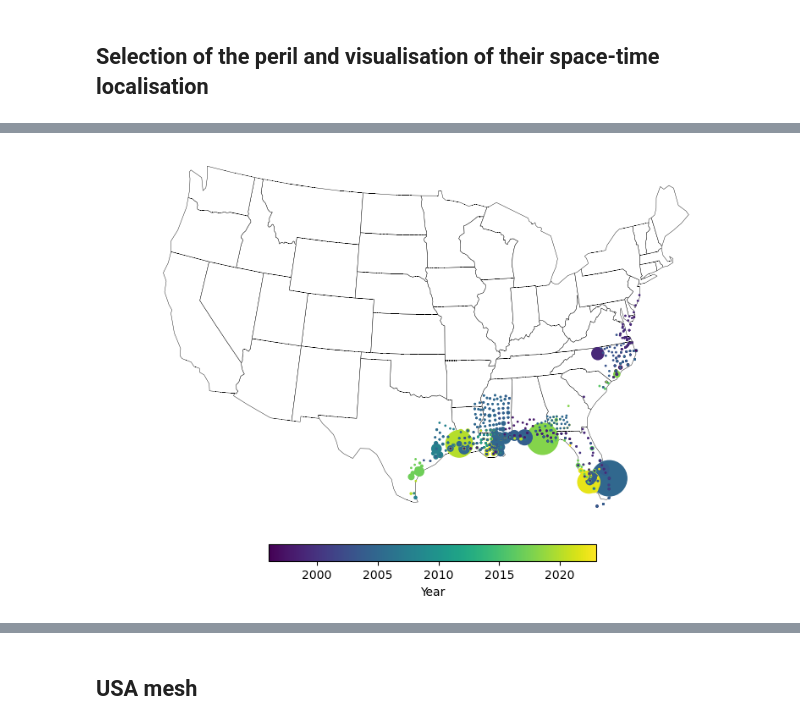
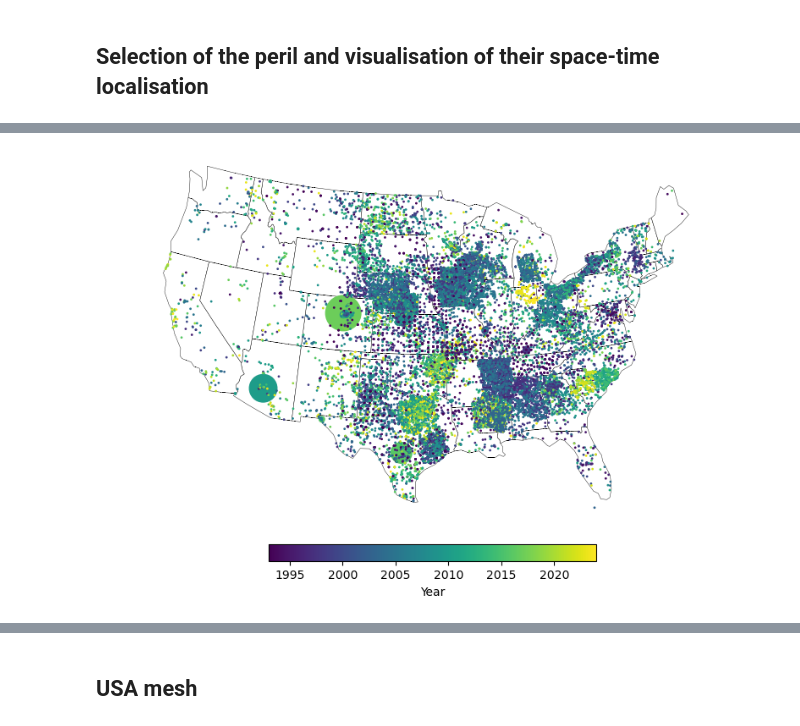
Before and after one commit to EtienneCap/USHazardModelling, a Jupyter notebook: Notebooks/exploratory_data_analysis.ipynb, the cells around one changed output, grey strips where cells are left out. Saved outputs shown, nothing was run; the diff lists cells and outputs as text; code cells hidden in the pictures.

```diff
--- a/Notebooks/exploratory_data_analysis.ipynb
+++ b/Notebooks/exploratory_data_analysis.ipynb
@@ -414,29 +342,27 @@ Name: count, dtype: int64
 # %%
 path = gplt.datasets.get_path("contiguous_usa")
 contiguous_usa = gpd.read_file(path)
 
 
 cmap = clr.LinearSegmentedColormap.from_list('custom', ['#0014fb', '#fb0000'], N=256) #9FCAE1
 
-event_cat = "Hurricane"
+event_cat = "Hail"
 
-sub_data = storm_data_geocoded.loc[((storm_data_geocoded["EVENT_CAT"] == event_cat)) & # |
+sub_data = storm_data_geocoded.loc[((storm_data_geocoded["EVENT_CAT"] == event_cat)) &
                                     (storm_data_geocoded["DISCOUNT_DAMAGE_PROPERTY"] != 0)]
-# sub_data["DISCOUNT_DAMAGE_PROPERTY"] = np.log(sub_data["DISCOUNT_DAMAGE_PROPERTY"])
 
 ax = gplt.polyplot(contiguous_usa, projection=gcrs.AlbersEqualArea(), linewidth = 0.3, facecolor='white', edgecolor ="k", figsize = (10,10))
 
 gplt.pointplot(sub_data,
                 ax=ax,
                 extent=contiguous_usa.total_bounds,
                 projection=gcrs.AlbersEqualArea(),
                 hue = "YEAR", scale = "DISCOUNT_DAMAGE_PROPERTY", legend = True, legend_var = "hue",
                 legend_kwargs={"shrink": 0.5, "label": "Year", "orientation":"horizontal", "pad":0.05},
                 limits = (1, 30),
                 cmap = "viridis")
+# plt.savefig(r"C:\Users\Utilisateur\OneDrive - Imperial College London\Documents\Master thesis\Non-stationary hazard modelling project\Dissertation - Report\Figures\PDF\striking_points_hail.pdf", format='pdf', bbox_inches = "tight")
 
-
-n = len(sub_data["EPISODE_ID"].unique())
-# plt.title(f"Number of unique episodes of {event_cat.lower()}: {n}")
+plt.title(f'Locations of "{event_cat}" and the caused damages since {sub_data["YEAR"].unique().min()}');
 # %% [output]
-[figure, old version]
+[figure, new version]
```
Also changed, not shown: parts of 55 cells of this notebook, 8 other files.
